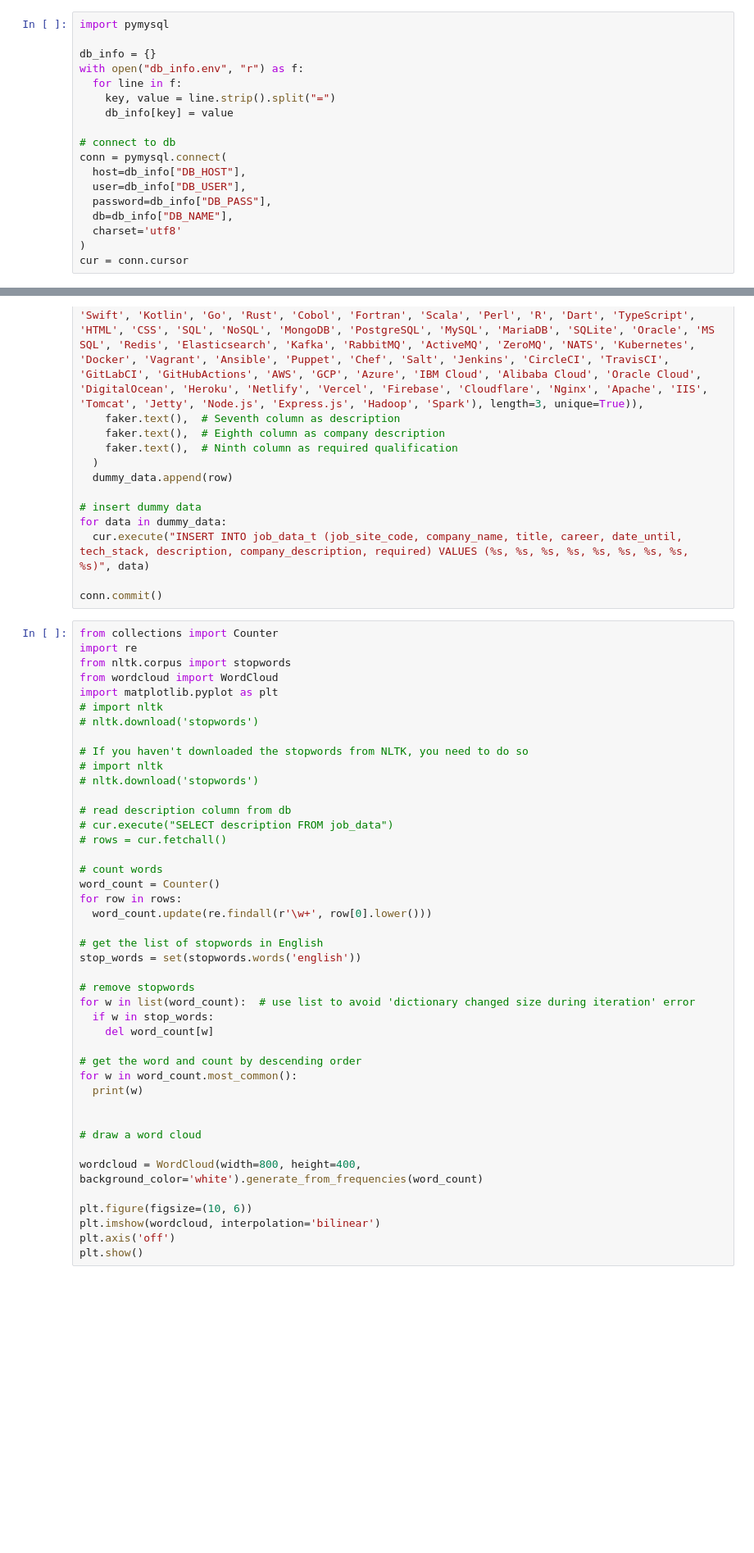
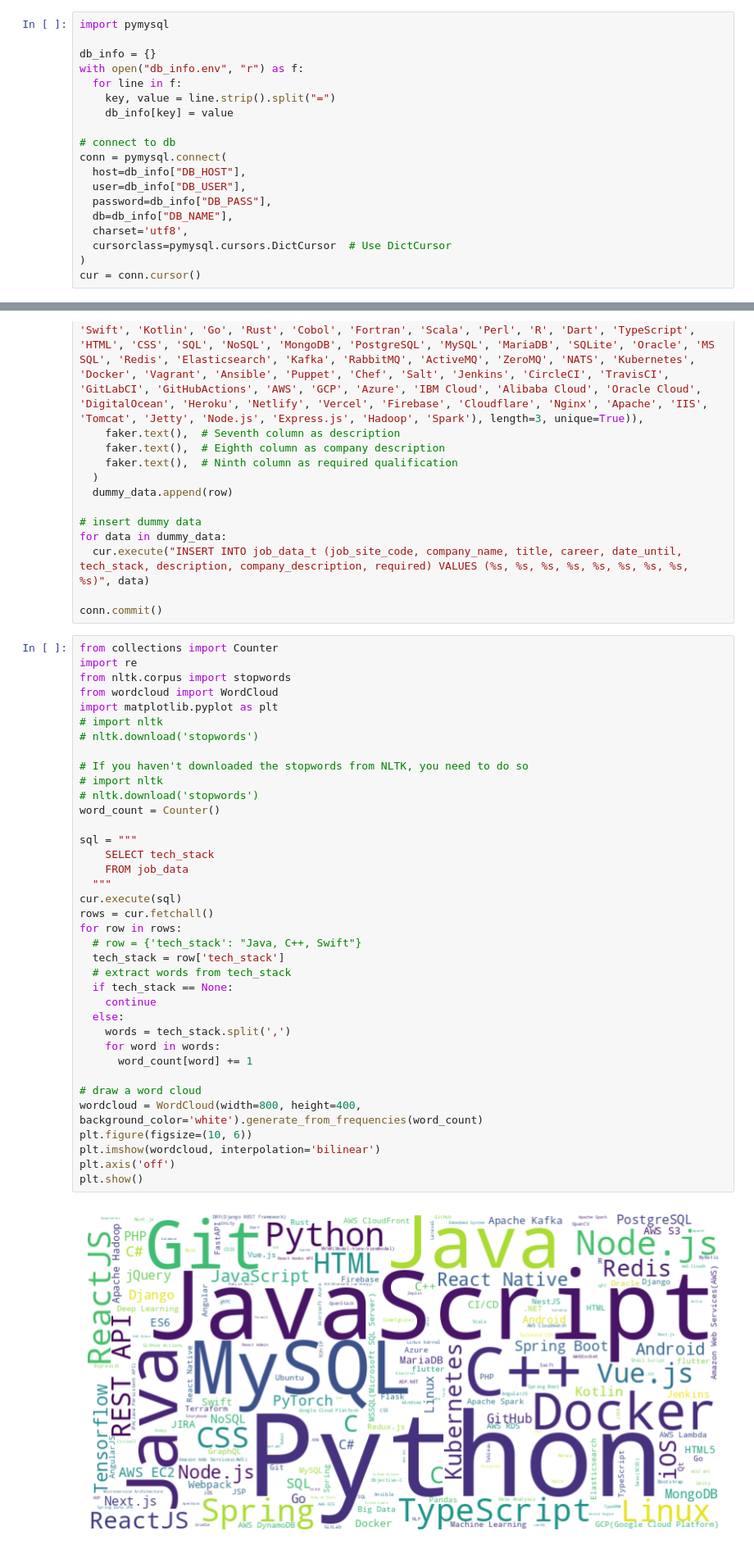
Before and after one commit to pladata-encore/DE-1st-text_mining, a Jupyter notebook: preprocessing.ipynb, the cells around one changed output, grey strips where cells are left out. Shown: that part at 82% size. Drawn from its saved outputs; the diff is of its cells as text; blank space fills up the shorter version.

```diff
--- a/preprocessing.ipynb
+++ b/preprocessing.ipynb
@@ -68,6 +68,7 @@ conn = pymysql.connect(
   user=db_info["DB_USER"],
   password=db_info["DB_PASS"],
   db=db_info["DB_NAME"],
-  charset='utf8'
+  charset='utf8',
+  cursorclass=pymysql.cursors.DictCursor  # Use DictCursor
 )
-cur = conn.cursor
+cur = conn.cursor()
@@ -115,43 +109,39 @@ conn.commit()
 # %%
 from collections import Counter
 import re
 from nltk.corpus import stopwords
 from wordcloud import WordCloud
 import matplotlib.pyplot as plt
 # import nltk
 # nltk.download('stopwords')
 
 # If you haven't downloaded the stopwords from NLTK, you need to do so
 # import nltk
 # nltk.download('stopwords')
+word_count = Counter()
 
-# read description column from db
-# cur.execute("SELECT description FROM job_data")
-# rows = cur.fetchall()
-
-# count words
-word_count = Counter()
+sql = """
+    SELECT tech_stack
+    FROM job_data
+  """
+cur.execute(sql)
+rows = cur.fetchall()
 for row in rows:
-  word_count.update(re.findall(r'\w+', row[0].lower()))
-
-# get the list of stopwords in English
-stop_words = set(stopwords.words('english'))
-
-# remove stopwords
-for w in list(word_count):  # use list to avoid 'dictionary changed size during iteration' error
-  if w in stop_words:
-    del word_count[w]
-
-# get the word and count by descending order
-for w in word_count.most_common():
-  print(w)
-
+  # row = {'tech_stack': "Java, C++, Swift"}
+  tech_stack = row['tech_stack']
+  # extract words from tech_stack
+  if tech_stack == None:
+    continue
+  else:
+    words = tech_stack.split(',')
+    for word in words:
+      word_count[word] += 1
 
 # draw a word cloud
-
 wordcloud = WordCloud(width=800, height=400, background_color='white').generate_from_frequencies(word_count)
-
 plt.figure(figsize=(10, 6))
 plt.imshow(wordcloud, interpolation='bilinear')
 plt.axis('off')
 plt.show()
+# %% [output]
+[figure, added]
```
Also changed, not shown: parts of 3 cells of this notebook, 1 other file.
